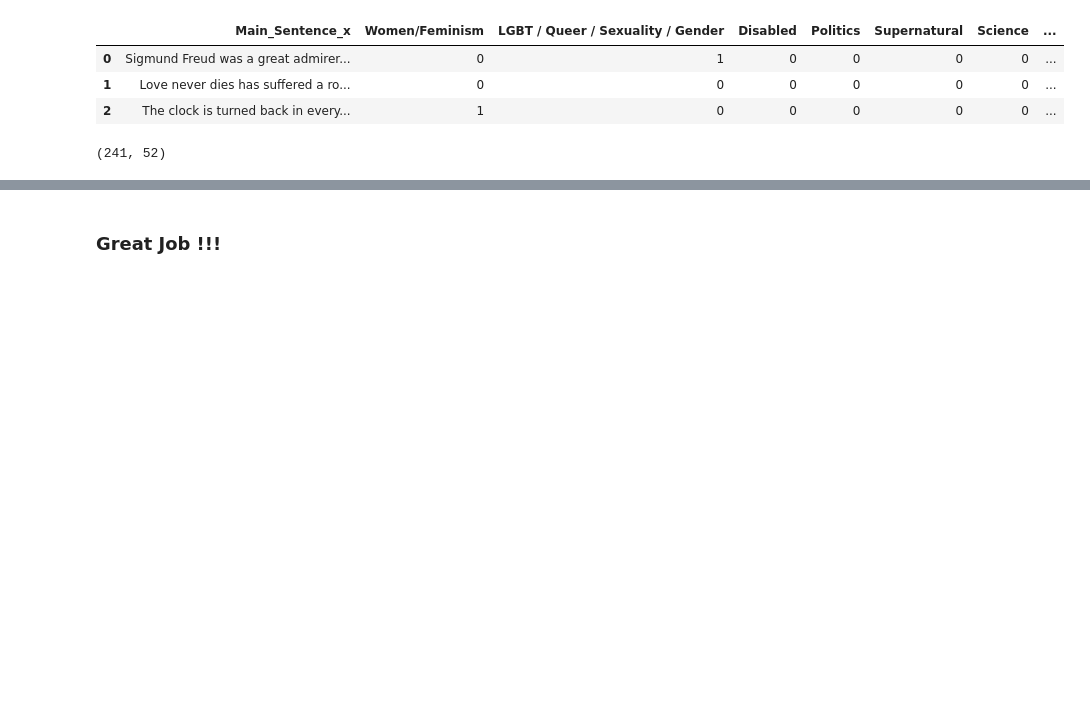
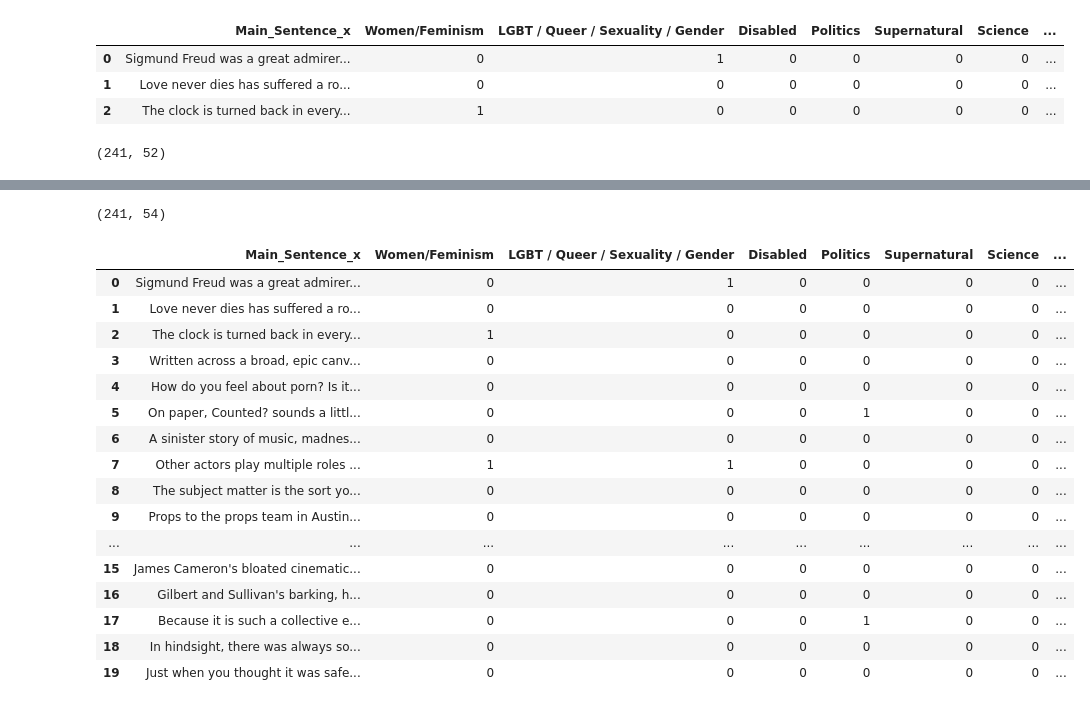
Before and after one commit to MyleneM/ML_Project, a Jupyter notebook: 06 Zoning/Models/prepare_data_part1.ipynb, the cells around one changed output, grey strips where cells are left out. Drawn from its saved outputs; the diff is of its cells as text; code cells hidden in the pictures; blank space fills up the shorter version.

```diff
--- a/06 Zoning/Models/zoning_svm_v1.ipynb
+++ b/06 Zoning/Models/prepare_data_part1.ipynb
@@ -998,3 +1051,10 @@ df_sentence3 = df_sentence3[['Women/Feminism',
+# %%
+df_sentence3["Pronoun_I"] = list_I
+df_sentence3["Pronoun_We"] = list_we
+df_sentence3["Pronoun_You"] = list_you
+df_sentence3["Pronoun_She"] = list_she
+df_sentence3["Pronoun_He"] = list_he
+df_sentence3["Pronoun_It"] = list_it
 # %%
 df_sentence3.head(3)
 # %% [output]
@@ -1096,2 +1065,43 @@ Purple - Introduction       0.31      0.29      0.30        17
-# %% [markdown]
-### Great Job !!!
+# %%
+df_sentence3.shape
+# %% [output]
+(241, 54)
+# %%
+import spacy
+sp = spacy.load('en_core_web_sm')
+# %%
+Type_word_k =[]
+Type_word_v =[]
+for i in range(0,len(df_sentence3["Main_Sentence_x"])):
+    sen = sp(df_sentence3["Main_Sentence_x"][i])
+    num_pos = sen.count_by(spacy.attrs.POS)
+    list_k = []
+    list_v = []
+    for k,v in sorted(num_pos.items()):
+        list_k.append(sen.vocab[k].text)
+        list_v.append(v)
+    Type_word_k.append(list_k)
+    Type_word_v.append(list_v)
+# %%
+df_sentence3["Type_word_k"] = Type_word_k
+df_sentence3["Type_word_v"] = Type_word_v
+# %%
+df_sentence3.head(20)
+# %% [output]
+|  | Main_Sentence_x | Women/Feminism | LGBT / Queer / Sexuality / Gender | Disabled | Politics | Supernatural | Science | ... |
+| 0 | Sigmund Freud was a great admirer... | 0 | 1 | 0 | 0 | 0 | 0 | ... |
+| 1 | Love never dies has suffered a ro... | 0 | 0 | 0 | 0 | 0 | 0 | ... |
+| 2 | The clock is turned back in every... | 1 | 0 | 0 | 0 | 0 | 0 | ... |
+| 3 | Written across a broad, epic canv... | 0 | 0 | 0 | 0 | 0 | 0 | ... |
+| 4 | How do you feel about porn? Is it... | 0 | 0 | 0 | 0 | 0 | 0 | ... |
+| 5 | On paper, Counted? sounds a littl... | 0 | 0 | 0 | 1 | 0 | 0 | ... |
+| 6 | A sinister story of music, madnes... | 0 | 0 | 0 | 0 | 0 | 0 | ... |
+| 7 | Other actors play multiple roles ... | 1 | 1 | 0 | 0 | 0 | 0 | ... |
+| 8 | The subject matter is the sort yo... | 0 | 0 | 0 | 0 | 0 | 0 | ... |
+| 9 | Props to the props team in Austin... | 0 | 0 | 0 | 0 | 0 | 0 | ... |
+| ... | ... | ... | ... | ... | ... | ... | ... | ... |
+| 15 | James Cameron's bloated cinematic... | 0 | 0 | 0 | 0 | 0 | 0 | ... |
+| 16 | Gilbert and Sullivan's barking, h... | 0 | 0 | 0 | 0 | 0 | 0 | ... |
+| 17 | Because it is such a collective e... | 0 | 0 | 0 | 1 | 0 | 0 | ... |
+| 18 | In hindsight, there was always so... | 0 | 0 | 0 | 0 | 0 | 0 | ... |
+| 19 | Just when you thought it was safe... | 0 | 0 | 0 | 0 | 0 | 0 | ... |
```
Also changed, not shown: parts of 61 cells of this notebook, 7 other files.
